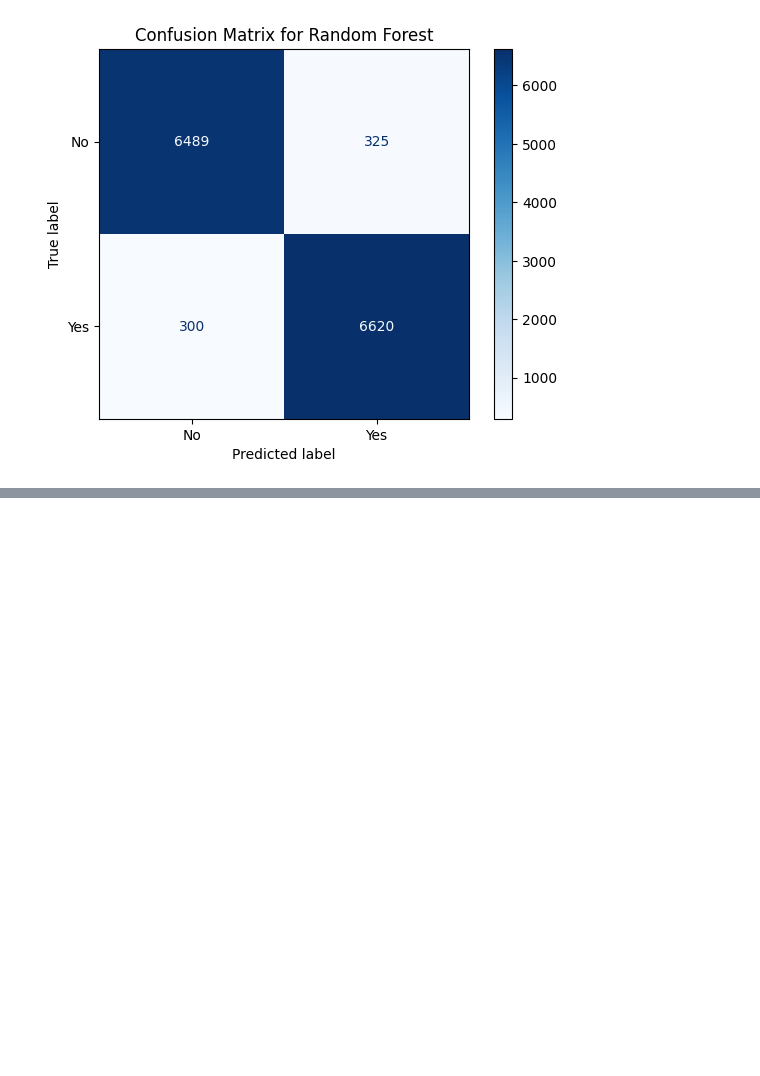
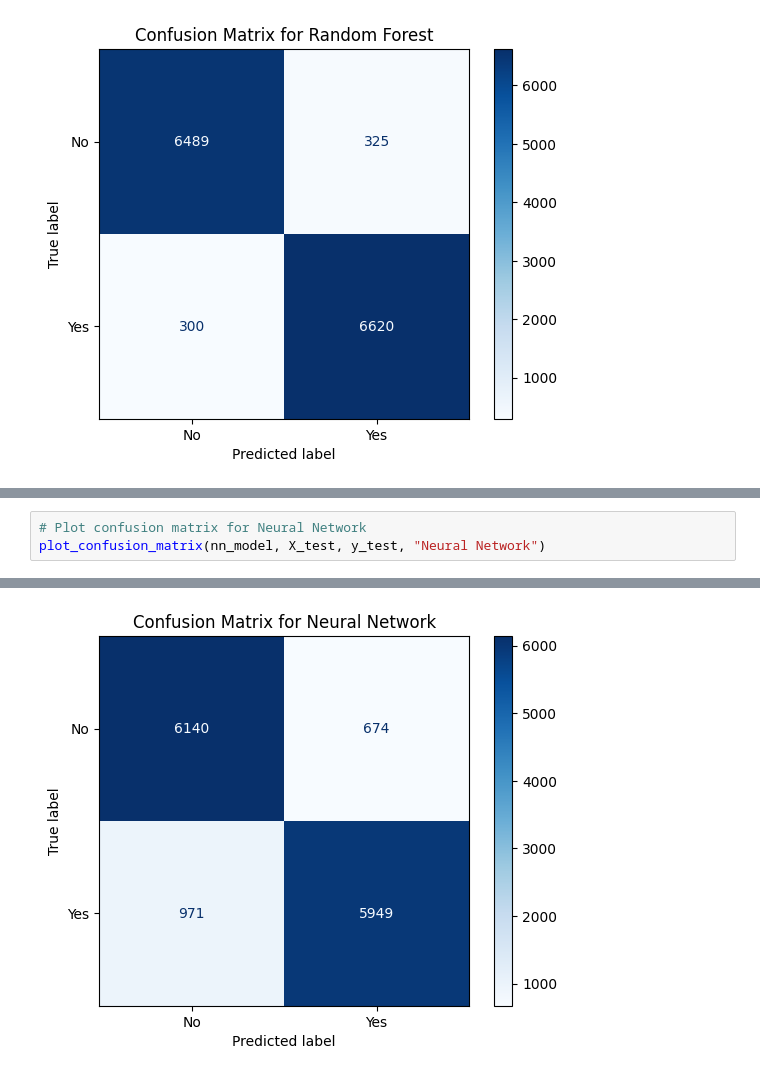
Before and after one commit to mathu3004/Bank_Marketing_MachineLearning_CW, a Jupyter notebook: Bank_Marketing_CM2604.ipynb, the cells around one changed output, grey strips where cells are left out. Drawn from its saved outputs; the diff is of its cells as text; blank space fills up the shorter version.

Commit message:
Neural Network

```diff
--- a/Bank_Marketing_CM2604.ipynb
+++ b/Bank_Marketing_CM2604.ipynb
@@ -746,0 +823,4 @@ plot_confusion_matrix(rf_model, X_test, y_test, "Random Forest")
+# %%
+# Plot confusion matrix for Neural Network
+plot_confusion_matrix(nn_model, X_test, y_test, "Neural Network")
+# %% [output]
@@ -746,0 +828 @@ plot_confusion_matrix(rf_model, X_test, y_test, "Random Forest")
+[figure, added]
```
Also changed, not shown: parts of 4 cells of this notebook.
